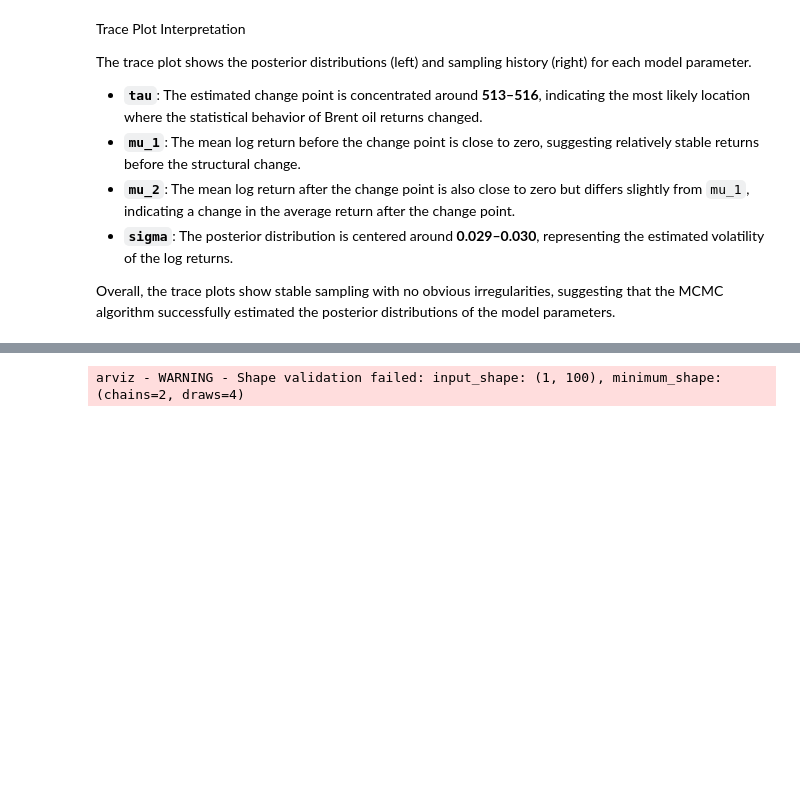
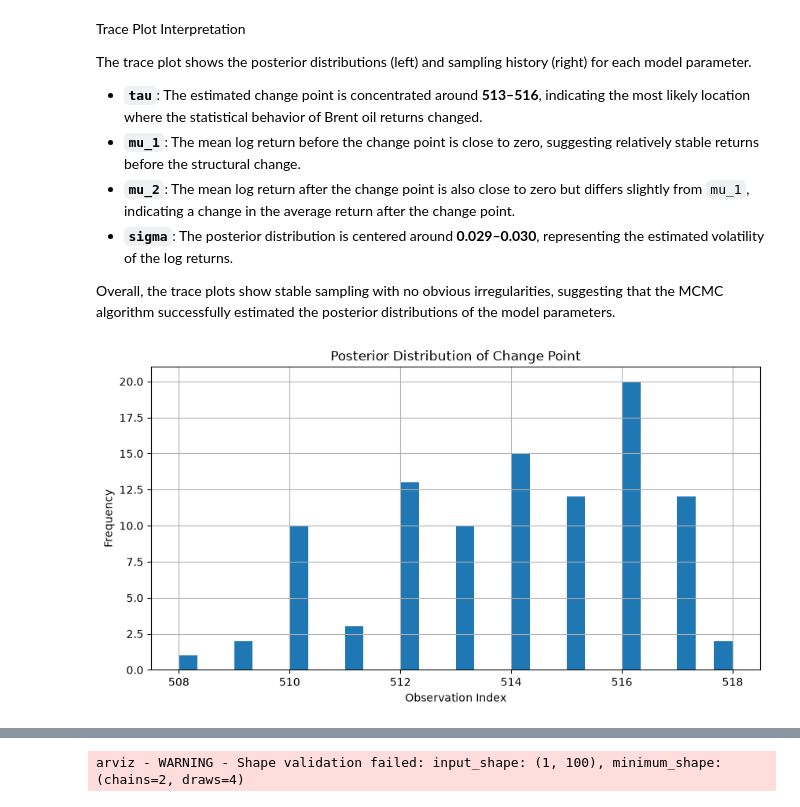
Before and after one commit to hawaebrahimhamid-png/brent-oil-change-point-analysis, a Jupyter notebook: notebooks/task2_change_point_model.ipynb, the cells around one changed output, grey strips where cells are left out. Saved outputs shown, nothing was run; the diff lists cells and outputs as text; code cells hidden in the pictures; blank space fills up the shorter version.

```diff
--- a/notebooks/task2_change_point_model.ipynb
+++ b/notebooks/task2_change_point_model.ipynb
@@ -294,3 +344,21 @@ The trace plot shows the posterior distributions (left) and sampling history (ri
 - **`sigma`**: The posterior distribution is centered around **0.029–0.030**, representing the estimated volatility of the log returns.
 
 Overall, the trace plots show stable sampling with no obvious irregularities, suggesting that the MCMC algorithm successfully estimated the posterior distributions of the model parameters.
+# %%
+tau_samples = trace.posterior["tau"].values.flatten()
+
+plt.figure(figsize=(10,5))
+
+plt.hist(tau_samples, bins=30)
+
+plt.title("Posterior Distribution of Change Point")
+
+plt.xlabel("Observation Index")
+
+plt.ylabel("Frequency")
+
+plt.grid()
+
+plt.show()
+# %% [output]
+[figure, added]
```
Also changed, not shown: parts of 10 cells of this notebook, 9 other files.
